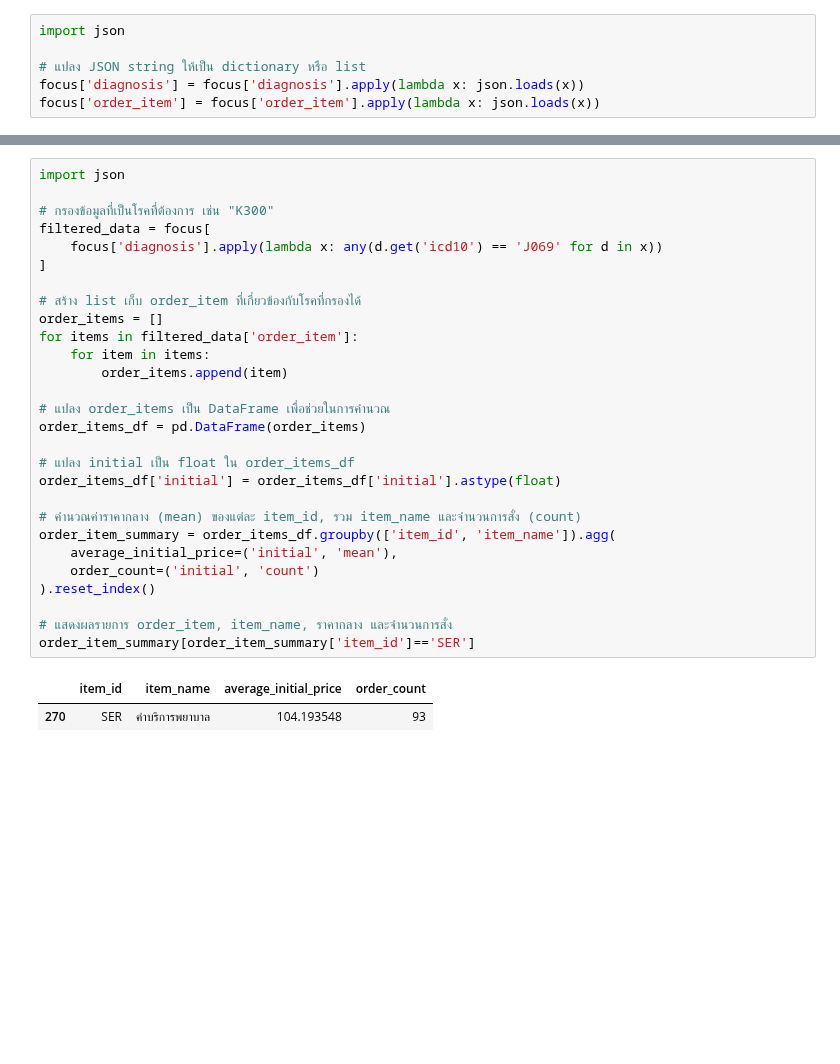
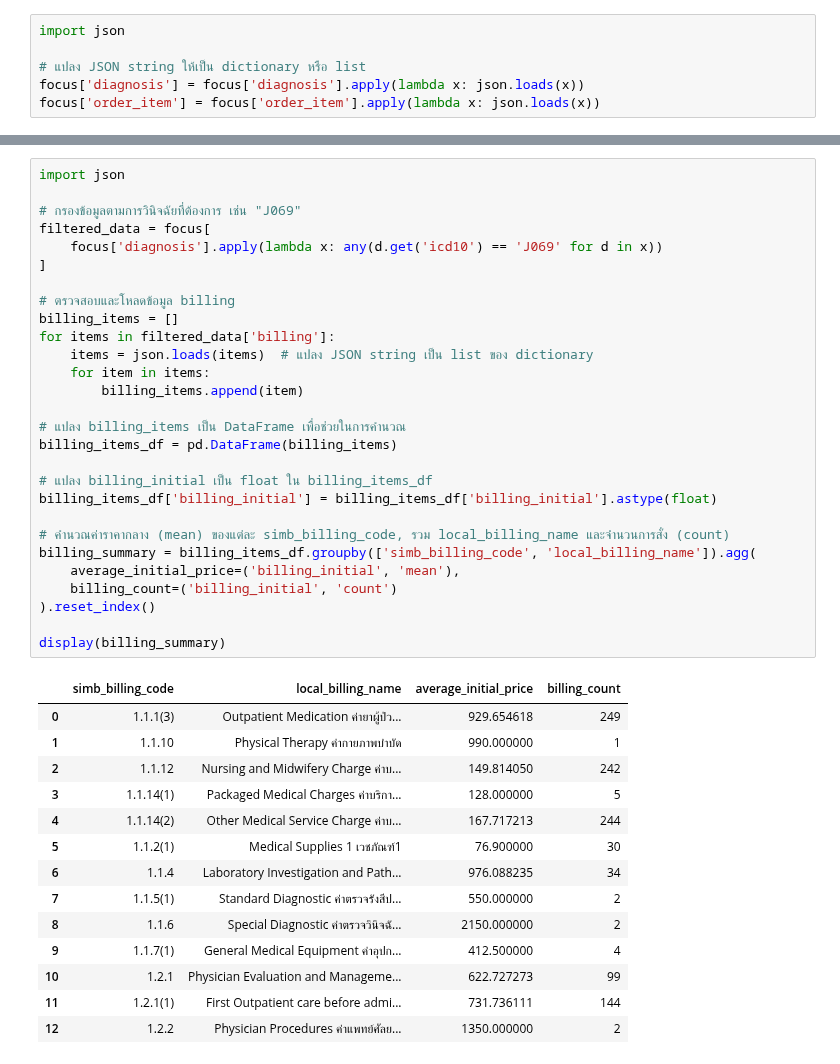
Before and after one commit to nxxk23/AI-Engineer, a Jupyter notebook: fraud/response.ipynb, the cells around one changed output, grey strips where cells are left out. Saved outputs shown, nothing was run; the diff lists cells and outputs as text; blank space fills up the shorter version.

```diff
--- a/fraud/response.ipynb
+++ b/fraud/response.ipynb
@@ -173,34 +153,46 @@ focus['order_item'] = focus['order_item'].apply(lambda x: json.loads(x))
 # %%
 import json
 
-# กรองข้อมูลที่เป็นโรคที่ต้องการ เช่น "K300"
+# กรองข้อมูลตามการวินิจฉัยที่ต้องการ เช่น "J069"
 filtered_data = focus[
     focus['diagnosis'].apply(lambda x: any(d.get('icd10') == 'J069' for d in x))
 ]
 
-# สร้าง list เก็บ order_item ที่เกี่ยวข้องกับโรคที่กรองได้
-order_items = []
-for items in filtered_data['order_item']:
+# ตรวจสอบและโหลดข้อมูล billing
+billing_items = []
+for items in filtered_data['billing']:
+    items = json.loads(items)  # แปลง JSON string เป็น list ของ dictionary
     for item in items:
-        order_items.append(item)
+        billing_items.append(item)
 
-# แปลง order_items เป็น DataFrame เพื่อช่วยในการคำนวณ
-order_items_df = pd.DataFrame(order_items)
+# แปลง billing_items เป็น DataFrame เพื่อช่วยในการคำนวณ
+billing_items_df = pd.DataFrame(billing_items)
 
-# แปลง initial เป็น float ใน order_items_df
-order_items_df['initial'] = order_items_df['initial'].astype(float)
+# แปลง billing_initial เป็น float ใน billing_items_df
+billing_items_df['billing_initial'] = billing_items_df['billing_initial'].astype(float)
 
-# คำนวณค่าราคากลาง (mean) ของแต่ละ item_id, รวม item_name และจำนวนการสั่ง (count)
-order_item_summary = order_items_df.groupby(['item_id', 'item_name']).agg(
-    average_initial_price=('initial', 'mean'),
-    order_count=('initial', 'count')
+# คำนวณค่าราคากลาง (mean) ของแต่ละ simb_billing_code, รวม local_billing_name และจำนวนการสั่ง (count)
+billing_summary = billing_items_df.groupby(['simb_billing_code', 'local_billing_name']).agg(
+    average_initial_price=('billing_initial', 'mean'),
+    billing_count=('billing_initial', 'count')
 ).reset_index()
 
-# แสดงผลรายการ order_item, item_name, ราคากลาง และจำนวนการสั่ง
-order_item_summary[order_item_summary['item_id']=='SER']
+display(billing_summary)
 # %% [output]
-|  | item_id | item_name | average_initial_price | order_count |
-| 270 | SER | ค่าบริการพยาบาล | 104.193548 | 93 |
+|  | simb_billing_code | local_billing_name | average_initial_price | billing_count |
+| 0 | 1.1.1(3) | Outpatient Medication ค่ายาผู้ป่ว... | 929.654618 | 249 |
+| 1 | 1.1.10 | Physical Therapy ค่ากายภาพบำบัด | 990.000000 | 1 |
+| 2 | 1.1.12 | Nursing and Midwifery Charge ค่าบ... | 149.814050 | 242 |
+| 3 | 1.1.14(1) | Packaged Medical Charges ค่าบริกา... | 128.000000 | 5 |
+| 4 | 1.1.14(2) | Other Medical Service Charge ค่าบ... | 167.717213 | 244 |
+| 5 | 1.1.2(1) | Medical Supplies 1 เวชภัณฑ์1 | 76.900000 | 30 |
+| 6 | 1.1.4 | Laboratory Investigation and Path... | 976.088235 | 34 |
+| 7 | 1.1.5(1) | Standard Diagnostic ค่าตรวจรังสีป... | 550.000000 | 2 |
+| 8 | 1.1.6 | Special Diagnostic ค่าตรวจวินิจฉั... | 2150.000000 | 2 |
+| 9 | 1.1.7(1) | General Medical Equipment ค่าอุปก... | 412.500000 | 4 |
+| 10 | 1.2.1 | Physician Evaluation and Manageme... | 622.727273 | 99 |
+| 11 | 1.2.1(1) | First Outpatient care before admi... | 731.736111 | 144 |
+| 12 | 1.2.2 | Physician Procedures ค่าแพทย์ศัลย... | 1350.000000 | 2 |
 # %%
 import json
 
```
Also changed, not shown: parts of 16 cells of this notebook.
